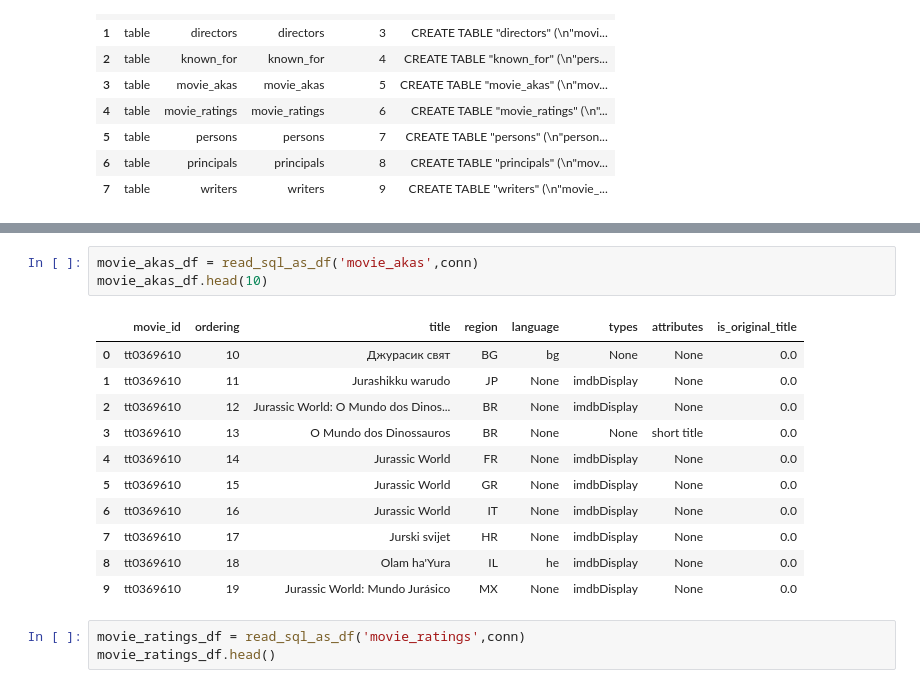
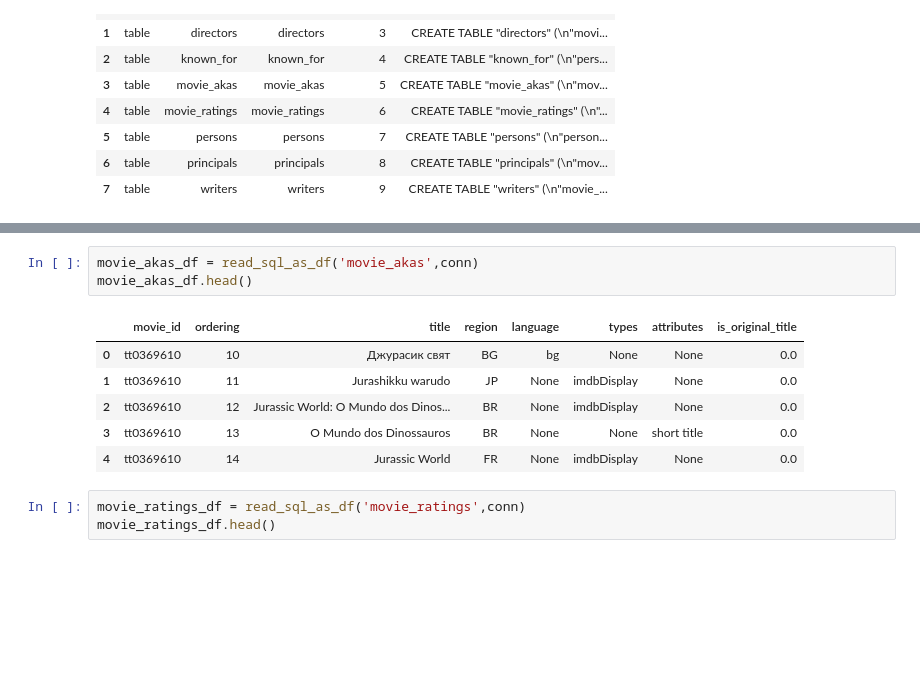
Before and after one commit to Meir-Alelov/Movie-Data-Analysis-and-Recs, a Jupyter notebook: Hanis-notebook.ipynb, the cells around one changed output, grey strips where cells are left out. Cells and saved outputs as stored; diff of their text form; blank space fills up the shorter version.

```diff
--- a/Hanis-notebook.ipynb
+++ b/Hanis-notebook.ipynb
@@ -112,18 +133,13 @@ def read_sql_as_df(table_name, con):
 # %%
 movie_akas_df = read_sql_as_df('movie_akas',conn)
-movie_akas_df.head(10)
+movie_akas_df.head()
 # %% [output]
 |  | movie_id | ordering | title | region | language | types | attributes | is_original_title |
 | 0 | tt0369610 | 10 | Джурасик свят | BG | bg | None | None | 0.0 |
 | 1 | tt0369610 | 11 | Jurashikku warudo | JP | None | imdbDisplay | None | 0.0 |
 | 2 | tt0369610 | 12 | Jurassic World: O Mundo dos Dinos... | BR | None | imdbDisplay | None | 0.0 |
 | 3 | tt0369610 | 13 | O Mundo dos Dinossauros | BR | None | None | short title | 0.0 |
 | 4 | tt0369610 | 14 | Jurassic World | FR | None | imdbDisplay | None | 0.0 |
-| 5 | tt0369610 | 15 | Jurassic World | GR | None | imdbDisplay | None | 0.0 |
-| 6 | tt0369610 | 16 | Jurassic World | IT | None | imdbDisplay | None | 0.0 |
-| 7 | tt0369610 | 17 | Jurski svijet | HR | None | imdbDisplay | None | 0.0 |
-| 8 | tt0369610 | 18 | Olam ha'Yura | IL | he | imdbDisplay | None | 0.0 |
-| 9 | tt0369610 | 19 | Jurassic World: Mundo Jurásico | MX | None | imdbDisplay | None | 0.0 |
 # %%
 movie_ratings_df = read_sql_as_df('movie_ratings',conn)
 movie_ratings_df.head()
```
Also changed, not shown: parts of 88 cells of this notebook.
